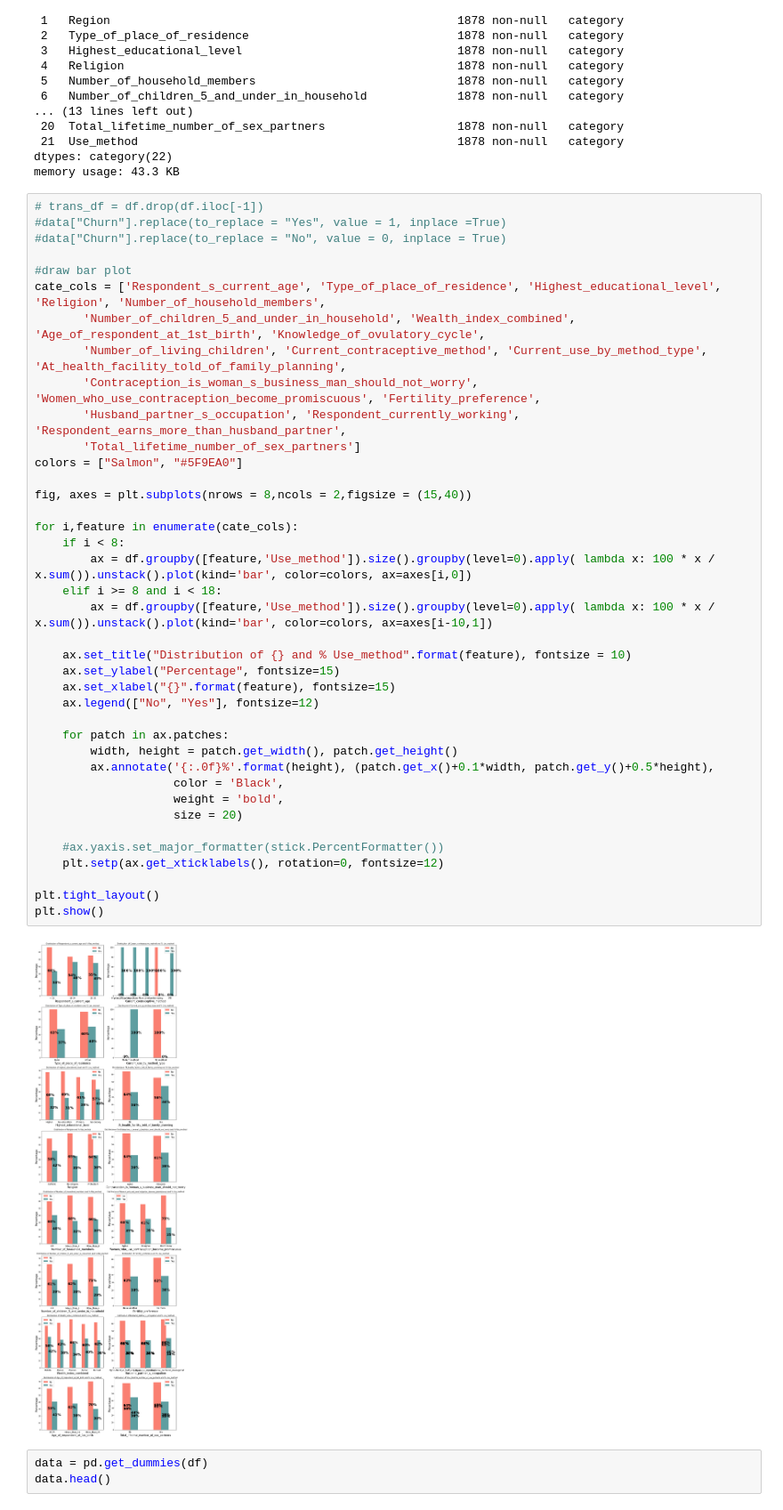
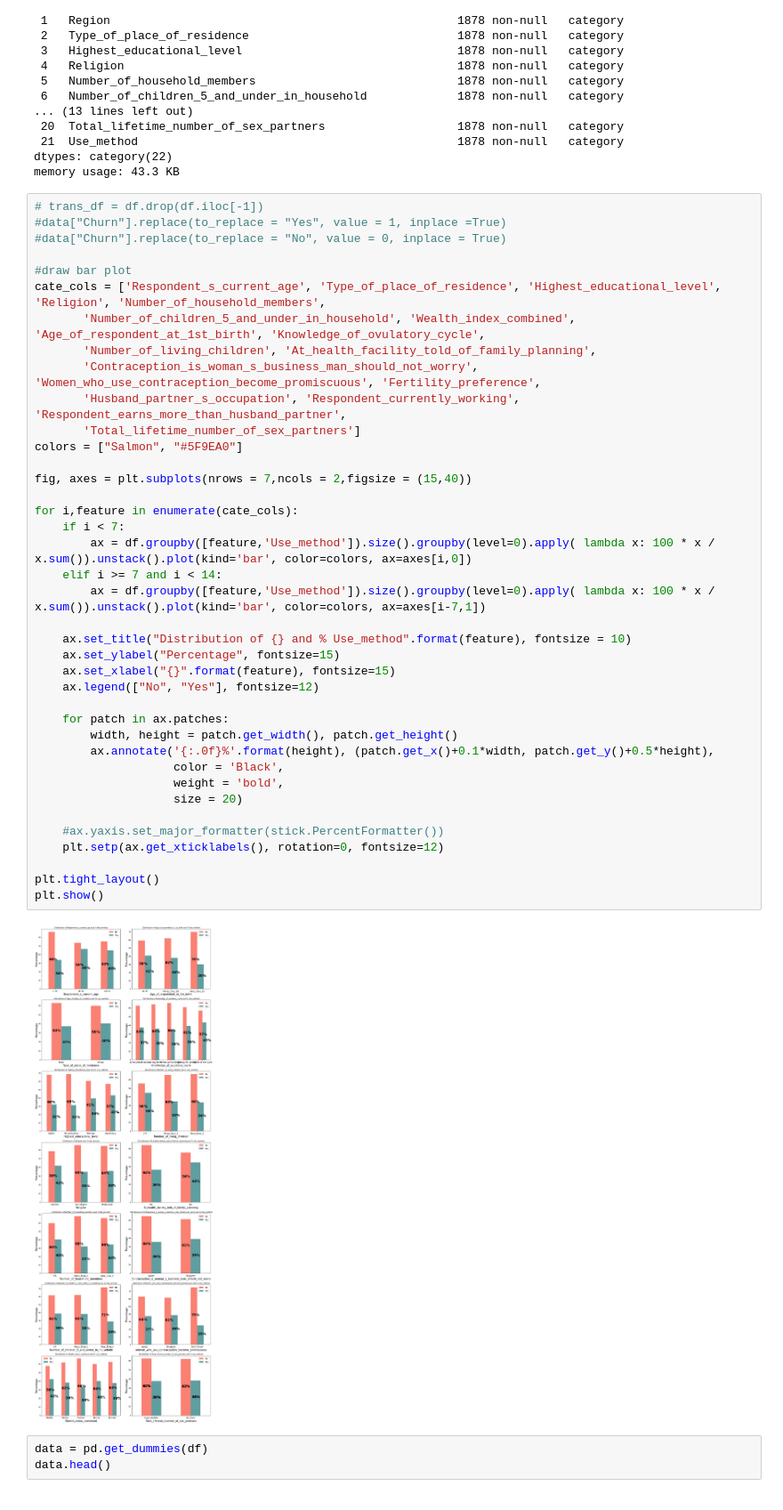
Before and after one commit to MMasson1988/Capstone-s-Project, a Jupyter notebook: Contraception_Project.ipynb, the cells around one changed output. Shown: that part at 89% size. Cells and saved outputs as stored; diff of their text form.

```diff
--- a/Contraception_Project.ipynb
+++ b/Contraception_Project.ipynb
@@ -550,39 +550,39 @@ memory usage: 43.3 KB
 #draw bar plot
 cate_cols = ['Respondent_s_current_age', 'Type_of_place_of_residence', 'Highest_educational_level', 'Religion', 'Number_of_household_members',
        'Number_of_children_5_and_under_in_household', 'Wealth_index_combined', 'Age_of_respondent_at_1st_birth', 'Knowledge_of_ovulatory_cycle',
-       'Number_of_living_children', 'Current_contraceptive_method', 'Current_use_by_method_type', 'At_health_facility_told_of_family_planning',
+       'Number_of_living_children', 'At_health_facility_told_of_family_planning',
        'Contraception_is_woman_s_business_man_should_not_worry', 'Women_who_use_contraception_become_promiscuous', 'Fertility_preference',
        'Husband_partner_s_occupation', 'Respondent_currently_working', 'Respondent_earns_more_than_husband_partner',
        'Total_lifetime_number_of_sex_partners']
 colors = ["Salmon", "#5F9EA0"]
 
-fig, axes = plt.subplots(nrows = 8,ncols = 2,figsize = (15,40))
+fig, axes = plt.subplots(nrows = 7,ncols = 2,figsize = (15,40))
 
 for i,feature in enumerate(cate_cols):
-    if i < 8:
+    if i < 7:
         ax = df.groupby([feature,'Use_method']).size().groupby(level=0).apply( lambda x: 100 * x / x.sum()).unstack().plot(kind='bar', color=colors, ax=axes[i,0])
-    elif i >= 8 and i < 18:
-        ax = df.groupby([feature,'Use_method']).size().groupby(level=0).apply( lambda x: 100 * x / x.sum()).unstack().plot(kind='bar', color=colors, ax=axes[i-10,1])
+    elif i >= 7 and i < 14:
+        ax = df.groupby([feature,'Use_method']).size().groupby(level=0).apply( lambda x: 100 * x / x.sum()).unstack().plot(kind='bar', color=colors, ax=axes[i-7,1])
 
     ax.set_title("Distribution of {} and % Use_method".format(feature), fontsize = 10)
     ax.set_ylabel("Percentage", fontsize=15)
     ax.set_xlabel("{}".format(feature), fontsize=15)
     ax.legend(["No", "Yes"], fontsize=12)
 
     for patch in ax.patches:
         width, height = patch.get_width(), patch.get_height()
         ax.annotate('{:.0f}%'.format(height), (patch.get_x()+0.1*width, patch.get_y()+0.5*height),
                     color = 'Black',
                     weight = 'bold',
                     size = 20)
 
     #ax.yaxis.set_major_formatter(stick.PercentFormatter())
     plt.setp(ax.get_xticklabels(), rotation=0, fontsize=12)
 
 plt.tight_layout()
 plt.show()
 # %% [output]
-[figure, old version]
+[figure, new version]
 # %%
 data = pd.get_dummies(df)
 data.head()
```
